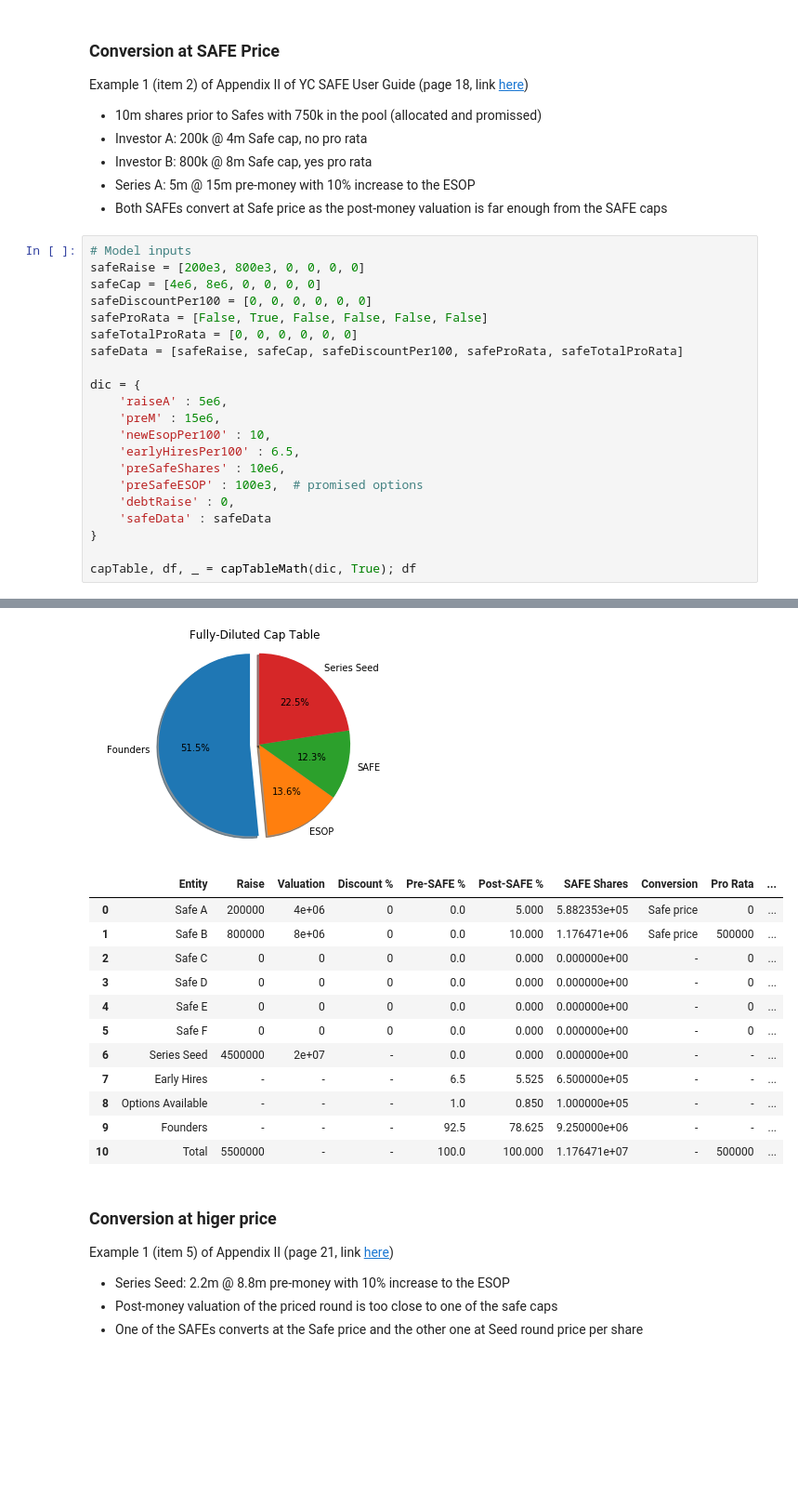
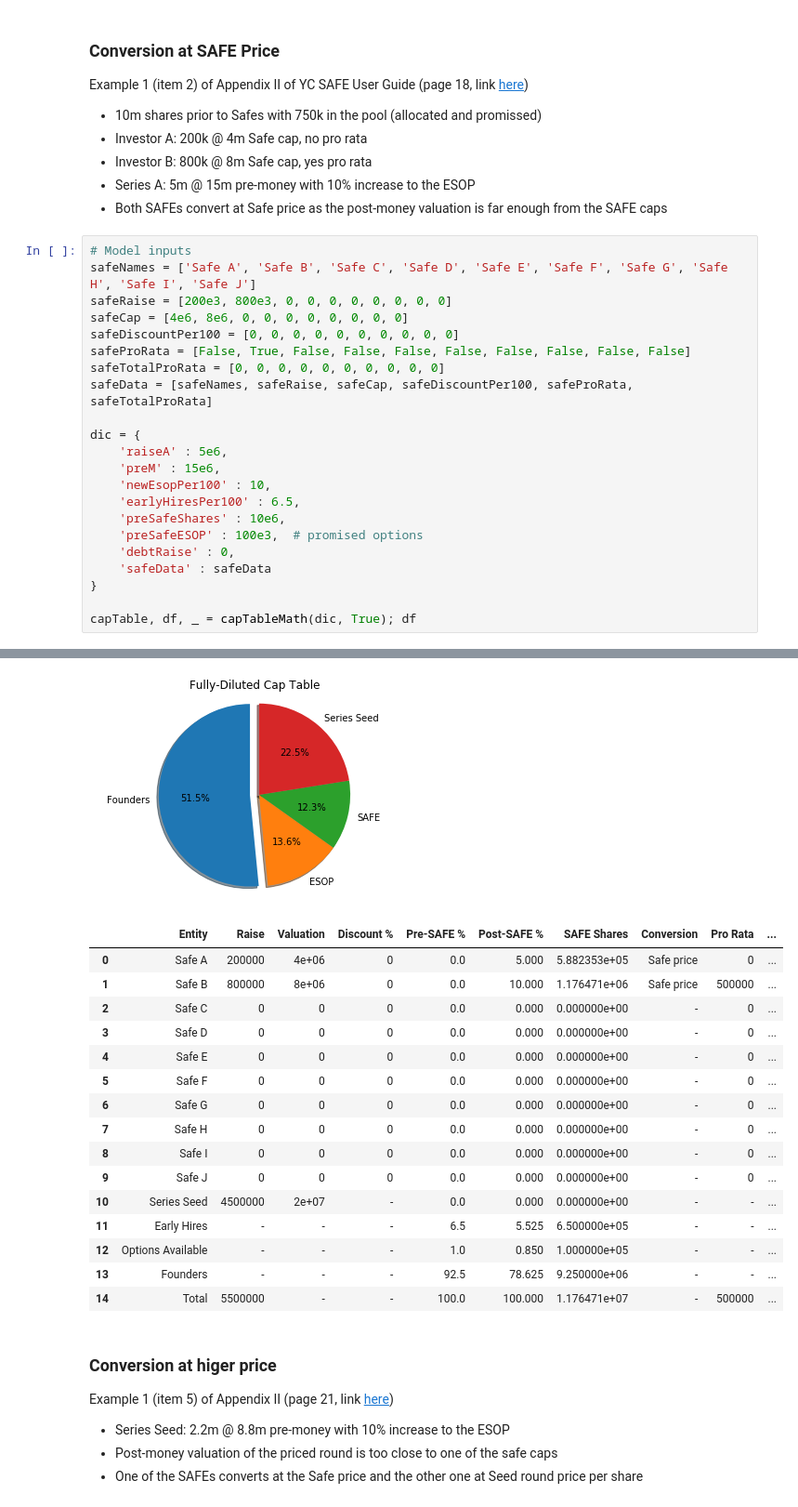
Before and after one commit to jamesbehzadi/capTable, a Jupyter notebook: capTable_YC.ipynb, the cells around one changed output, grey strips where cells are left out. Shown at 93% size. Cells and saved outputs as stored; diff of their text form; blank space fills up the shorter version.

```diff
--- a/capTable_YC.ipynb
+++ b/capTable_YC.ipynb
@@ -18,46 +18,51 @@ Example 1 (item 2) of Appendix II of YC SAFE User Guide (page 18, link [here](ht
 - Both SAFEs convert at Safe price as the post-money valuation is far enough from the SAFE caps
 # %%
 # Model inputs
-safeRaise = [200e3, 800e3, 0, 0, 0, 0]
-safeCap = [4e6, 8e6, 0, 0, 0, 0]
-safeDiscountPer100 = [0, 0, 0, 0, 0, 0]
-safeProRata = [False, True, False, False, False, False]
-safeTotalProRata = [0, 0, 0, 0, 0, 0]
-safeData = [safeRaise, safeCap, safeDiscountPer100, safeProRata, safeTotalProRata]
+safeNames = ['Safe A', 'Safe B', 'Safe C', 'Safe D', 'Safe E', 'Safe F', 'Safe G', 'Safe H', 'Safe I', 'Safe J']
+safeRaise = [200e3, 800e3, 0, 0, 0, 0, 0, 0, 0, 0]
+safeCap = [4e6, 8e6, 0, 0, 0, 0, 0, 0, 0, 0]
+safeDiscountPer100 = [0, 0, 0, 0, 0, 0, 0, 0, 0, 0]
+safeProRata = [False, True, False, False, False, False, False, False, False, False]
+safeTotalProRata = [0, 0, 0, 0, 0, 0, 0, 0, 0, 0]
+safeData = [safeNames, safeRaise, safeCap, safeDiscountPer100, safeProRata, safeTotalProRata]
 
 dic = {
     'raiseA' : 5e6,
     'preM' : 15e6,
     'newEsopPer100' : 10,
     'earlyHiresPer100' : 6.5,
     'preSafeShares' : 10e6,
     'preSafeESOP' : 100e3,  # promised options
     'debtRaise' : 0,
     'safeData' : safeData
 }
 
 capTable, df, _ = capTableMath(dic, True); df
 # %% [output]
 Series Seed price per share ($) =  1.11447302068
 Company Capitalisation (fully-diluted) =  17945701.3575
 Founders % Reduction =  48.4556227937
 Total Safe Raise =  1000000.0
 Total Pre-seed Raise =  1000000.0
 [figure]
 [figure]
 [figure]
 |  | Entity | Raise | Valuation | Discount % | Pre-SAFE % | Post-SAFE % | SAFE Shares | Conversion | Pro Rata | ... |
 | 0 | Safe A | 200000 | 4e+06 | 0 | 0.0 | 5.000 | 5.882353e+05 | Safe price | 0 | ... |
 | 1 | Safe B | 800000 | 8e+06 | 0 | 0.0 | 10.000 | 1.176471e+06 | Safe price | 500000 | ... |
 | 2 | Safe C | 0 | 0 | 0 | 0.0 | 0.000 | 0.000000e+00 | - | 0 | ... |
 | 3 | Safe D | 0 | 0 | 0 | 0.0 | 0.000 | 0.000000e+00 | - | 0 | ... |
 | 4 | Safe E | 0 | 0 | 0 | 0.0 | 0.000 | 0.000000e+00 | - | 0 | ... |
 | 5 | Safe F | 0 | 0 | 0 | 0.0 | 0.000 | 0.000000e+00 | - | 0 | ... |
-| 6 | Series Seed | 4500000 | 2e+07 | - | 0.0 | 0.000 | 0.000000e+00 | - | - | ... |
-| 7 | Early Hires | - | - | - | 6.5 | 5.525 | 6.500000e+05 | - | - | ... |
-| 8 | Options Available | - | - | - | 1.0 | 0.850 | 1.000000e+05 | - | - | ... |
-| 9 | Founders | - | - | - | 92.5 | 78.625 | 9.250000e+06 | - | - | ... |
-| 10 | Total | 5500000 | - | - | 100.0 | 100.000 | 1.176471e+07 | - | 500000 | ... |
+| 6 | Safe G | 0 | 0 | 0 | 0.0 | 0.000 | 0.000000e+00 | - | 0 | ... |
+| 7 | Safe H | 0 | 0 | 0 | 0.0 | 0.000 | 0.000000e+00 | - | 0 | ... |
+| 8 | Safe I | 0 | 0 | 0 | 0.0 | 0.000 | 0.000000e+00 | - | 0 | ... |
+| 9 | Safe J | 0 | 0 | 0 | 0.0 | 0.000 | 0.000000e+00 | - | 0 | ... |
+| 10 | Series Seed | 4500000 | 2e+07 | - | 0.0 | 0.000 | 0.000000e+00 | - | - | ... |
+| 11 | Early Hires | - | - | - | 6.5 | 5.525 | 6.500000e+05 | - | - | ... |
+| 12 | Options Available | - | - | - | 1.0 | 0.850 | 1.000000e+05 | - | - | ... |
+| 13 | Founders | - | - | - | 92.5 | 78.625 | 9.250000e+06 | - | - | ... |
+| 14 | Total | 5500000 | - | - | 100.0 | 100.000 | 1.176471e+07 | - | 500000 | ... |
 # %% [markdown]
 ### Conversion at higer price
 Example 1 (item 5) of Appendix II (page 21, link [here](https://www.ycombinator.com/documents/))
```
Also changed, not shown: parts of 3 cells of this notebook.
